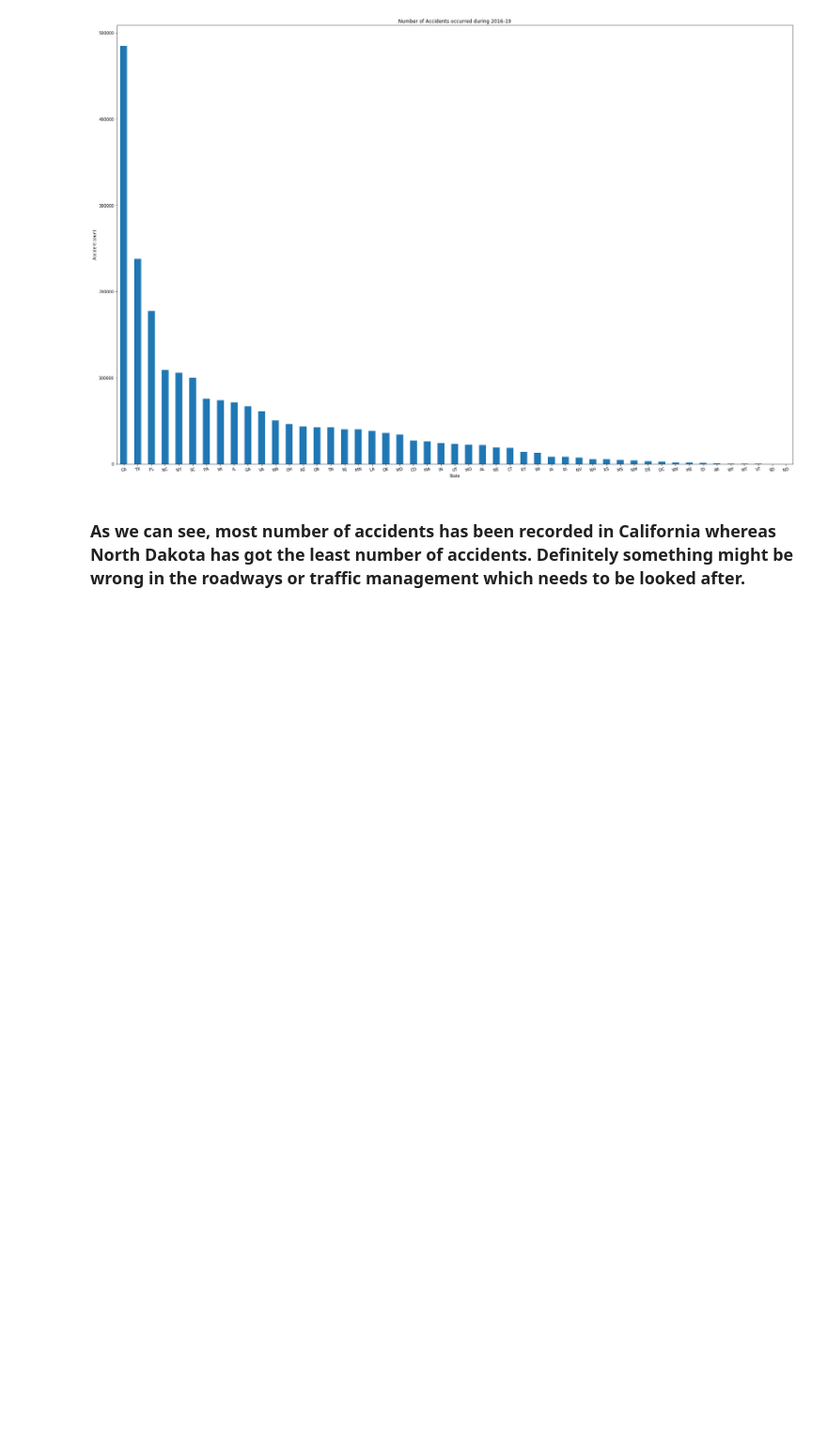
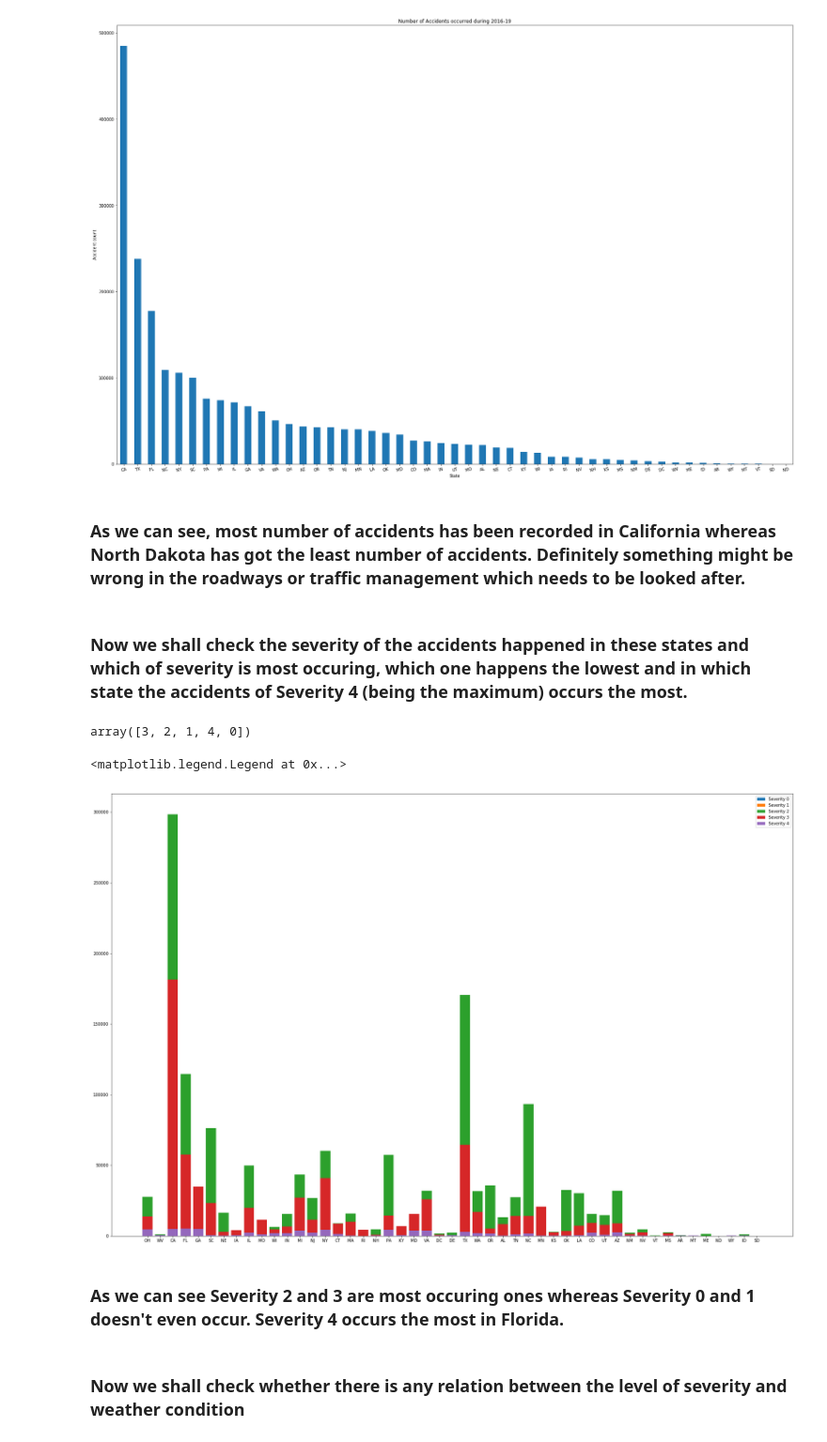
Before and after one commit to rahulmnair1997/US-Accidents-Data-Analysis, a Jupyter notebook: US-accidents.ipynb, the cells around one changed output. Shown at 94% size. Saved outputs shown, nothing was run; the diff lists cells and outputs as text; code cells hidden in the pictures; blank space fills up the shorter version.

```diff
--- a/US-accidents.ipynb
+++ b/US-accidents.ipynb
@@ -83,3 +65,37 @@ plt.show(block = True)
 [figure]
 # %% [markdown]
 ### As we can see, most number of accidents has been recorded in California whereas North Dakota has got the least number of accidents. Definitely something might be wrong in the roadways or traffic management which needs to be looked after.
+# %% [markdown]
+### Now we shall check the severity of the accidents happened in these states and which of severity is most occuring, which one happens the lowest and in which state the accidents of Severity 4 (being the maximum) occurs the most.
+# %%
+d['Severity'].unique()
+# %% [output]
+array([3, 2, 1, 4, 0])
+# %%
+state = d.State.unique()
+severe_0 = []
+severe_1 = []
+severe_2 = []
+severe_3 = []
+severe_4 = []
+for i in state:
+    severe_0.append(d[(d['Severity'] == 0) & (d['State'] == i)].count()['ID'])
+    severe_1.append(d[(d['Severity'] == 1) & (d['State'] == i)].count()['ID'])
+    severe_2.append(d[(d['Severity'] == 2) & (d['State'] == i)].count()['ID'])
+    severe_3.append(d[(d['Severity'] == 3) & (d['State'] == i)].count()['ID'])
+    severe_4.append(d[(d['Severity'] == 4) & (d['State'] == i)].count()['ID'])
+# %%
+plt.figure(figsize = (30,20))
+plt.bar(state, severe_0, label = "Severity 0" )
+plt.bar(state, severe_1, label = "Severity 1" )
+plt.bar(state, severe_2, label = "Severity 2" )
+plt.bar(state, severe_3, label = "Severity 3" )
+plt.bar(state, severe_4, label = "Severity 4" )
+plt.legend()
+# %% [output]
+<matplotlib.legend.Legend at 0x...>
+[figure, added]
+# %% [markdown]
+### As we can see Severity 2 and 3 are most occuring ones whereas Severity 0 and 1 doesn't even occur. Severity 4 occurs the most in Florida.
+# %% [markdown]
+### Now we shall check whether there is any relation between the level of severity and weather condition
```
Also changed, not shown: parts of 18 cells of this notebook.
